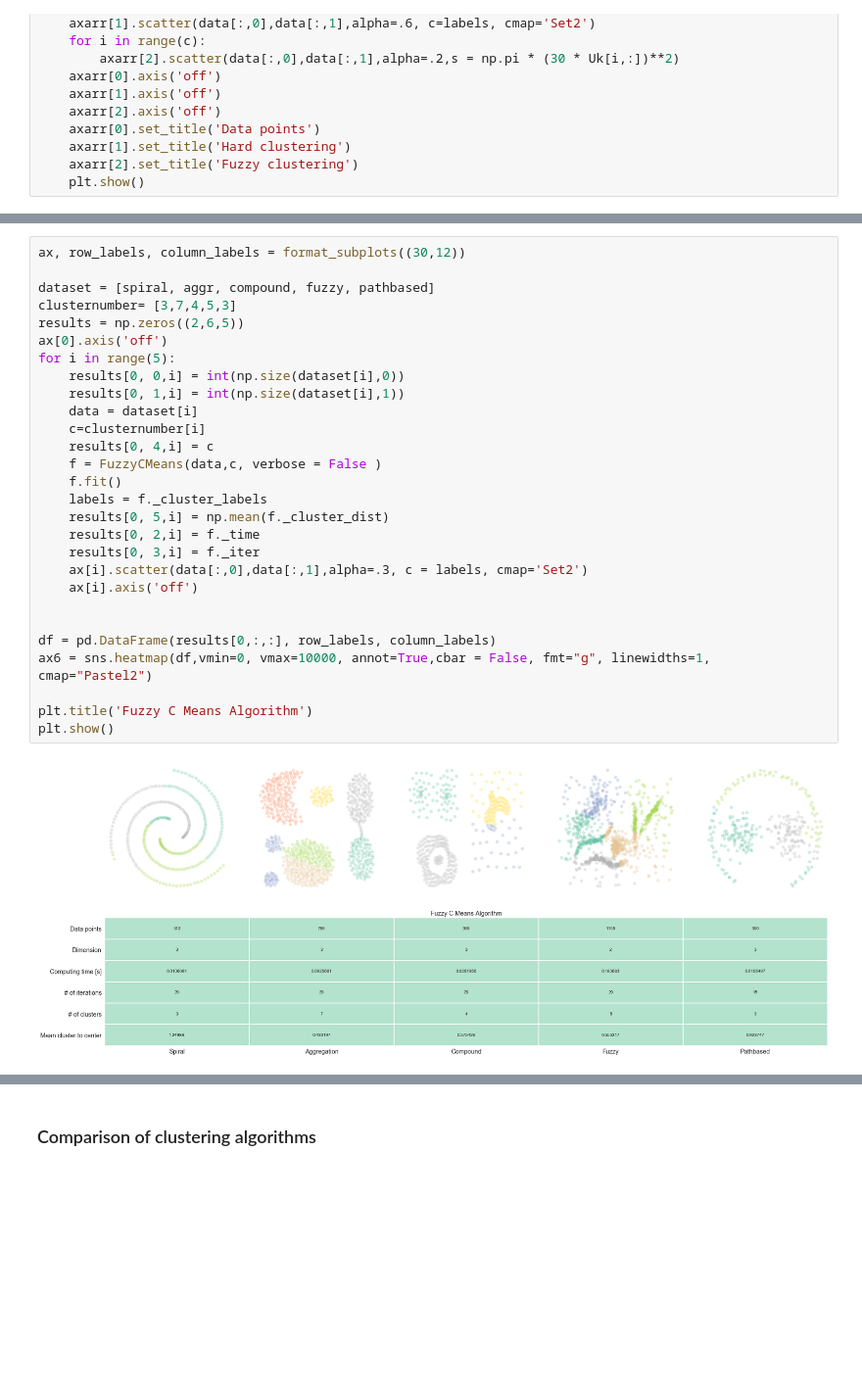
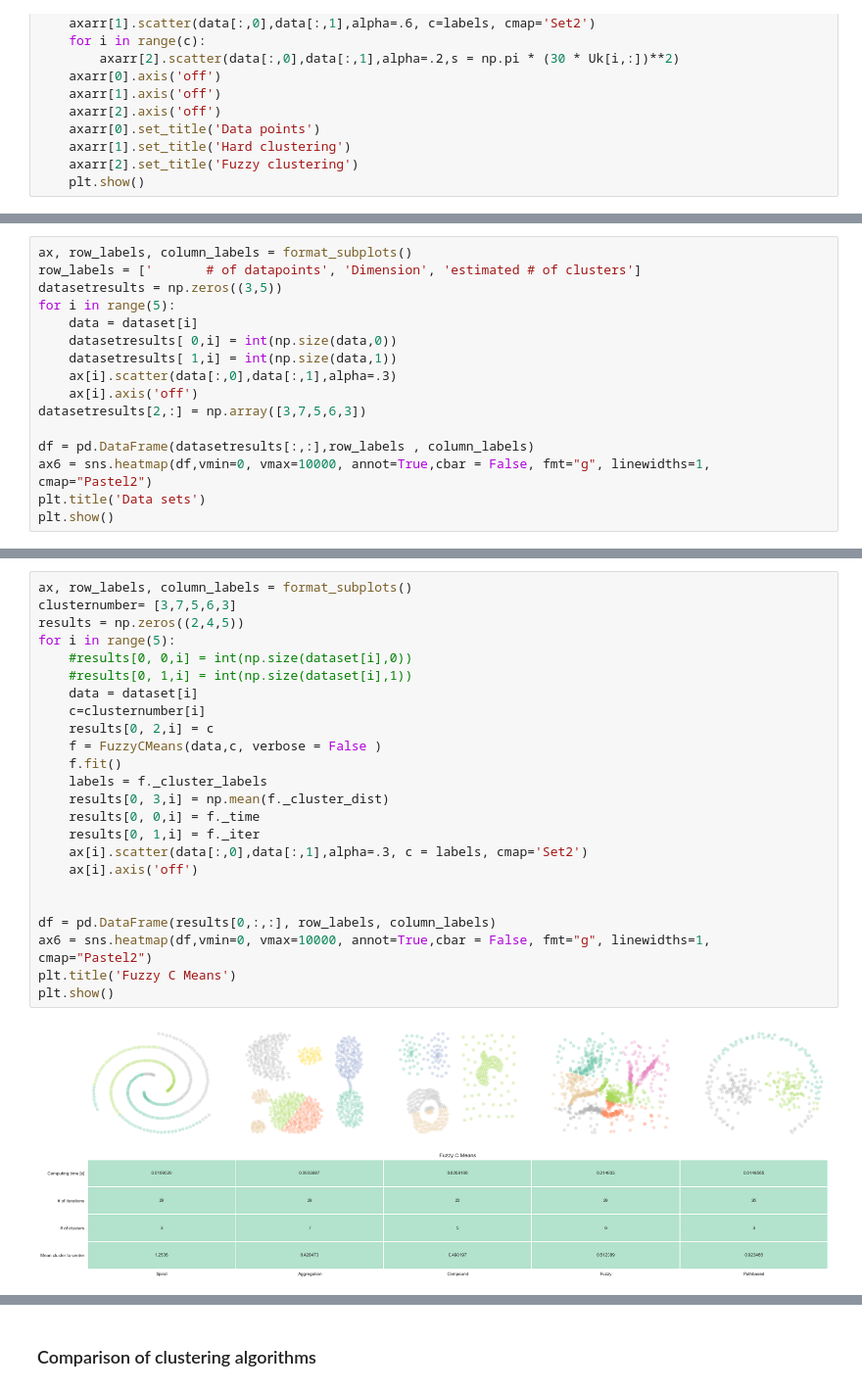
Before and after one commit to clustertoolsgroup/clustertools_project, a Jupyter notebook: presentation.ipynb, the cells around one changed output, grey strips where cells are left out. Shown at 98% size. Drawn from its saved outputs; the diff is of its cells as text; blank space fills up the shorter version.

```diff
--- a/presentation.ipynb
+++ b/presentation.ipynb
@@ -138,0 +126,16 @@ plt.show()
+# %%
+ax, row_labels, column_labels = format_subplots()
+row_labels = ['       # of datapoints', 'Dimension', 'estimated # of clusters']
+datasetresults = np.zeros((3,5))
+for i in range(5):
+    data = dataset[i]
+    datasetresults[ 0,i] = int(np.size(data,0))
+    datasetresults[ 1,i] = int(np.size(data,1))
+    ax[i].scatter(data[:,0],data[:,1],alpha=.3)
+    ax[i].axis('off')
+datasetresults[2,:] = np.array([3,7,5,6,3])
+
+df = pd.DataFrame(datasetresults[:,:],row_labels , column_labels)
+ax6 = sns.heatmap(df,vmin=0, vmax=10000, annot=True,cbar = False, fmt="g", linewidths=1, cmap="Pastel2")
+plt.title('Data sets')
+plt.show()
@@ -139,31 +144,27 @@ plt.show()
 # %%
-ax, row_labels, column_labels = format_subplots((30,12))
-
-dataset = [spiral, aggr, compound, fuzzy, pathbased]
-clusternumber= [3,7,4,5,3]
-results = np.zeros((2,6,5))
-ax[0].axis('off')
+ax, row_labels, column_labels = format_subplots()
+clusternumber= [3,7,5,6,3]
+results = np.zeros((2,4,5))
 for i in range(5):
-    results[0, 0,i] = int(np.size(dataset[i],0))
-    results[0, 1,i] = int(np.size(dataset[i],1))
+    #results[0, 0,i] = int(np.size(dataset[i],0))
+    #results[0, 1,i] = int(np.size(dataset[i],1))
     data = dataset[i]
     c=clusternumber[i]
-    results[0, 4,i] = c
+    results[0, 2,i] = c
     f = FuzzyCMeans(data,c, verbose = False )
     f.fit()
     labels = f._cluster_labels
-    results[0, 5,i] = np.mean(f._cluster_dist)
-    results[0, 2,i] = f._time
-    results[0, 3,i] = f._iter
+    results[0, 3,i] = np.mean(f._cluster_dist)
+    results[0, 0,i] = f._time
+    results[0, 1,i] = f._iter
     ax[i].scatter(data[:,0],data[:,1],alpha=.3, c = labels, cmap='Set2')
     ax[i].axis('off')
 
 
 df = pd.DataFrame(results[0,:,:], row_labels, column_labels)
 ax6 = sns.heatmap(df,vmin=0, vmax=10000, annot=True,cbar = False, fmt="g", linewidths=1, cmap="Pastel2")
-
-plt.title('Fuzzy C Means Algorithm')
+plt.title('Fuzzy C Means')
 plt.show()
 # %% [output]
-[figure, old version]
+[figure, new version]
 # %%
```
Also changed, not shown: parts of 13 cells of this notebook, 1 other file.
